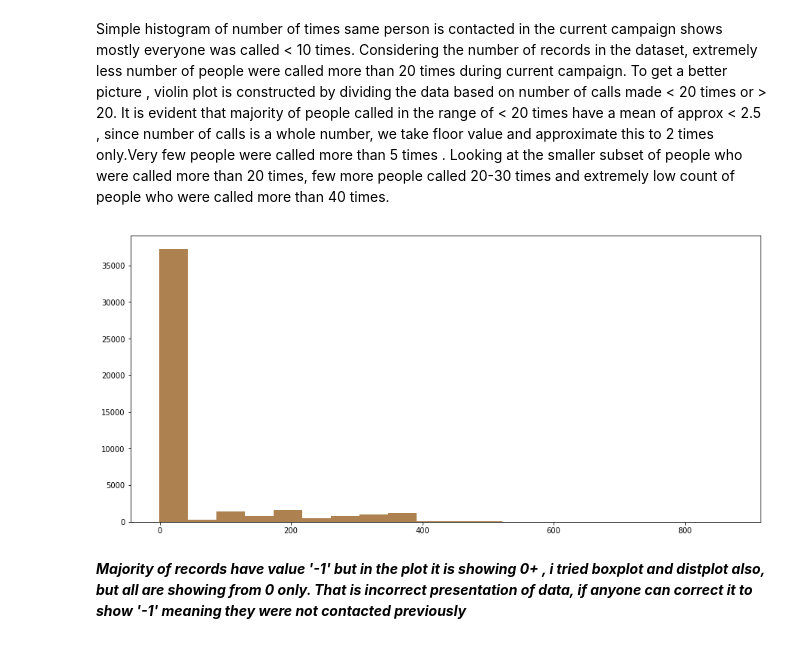
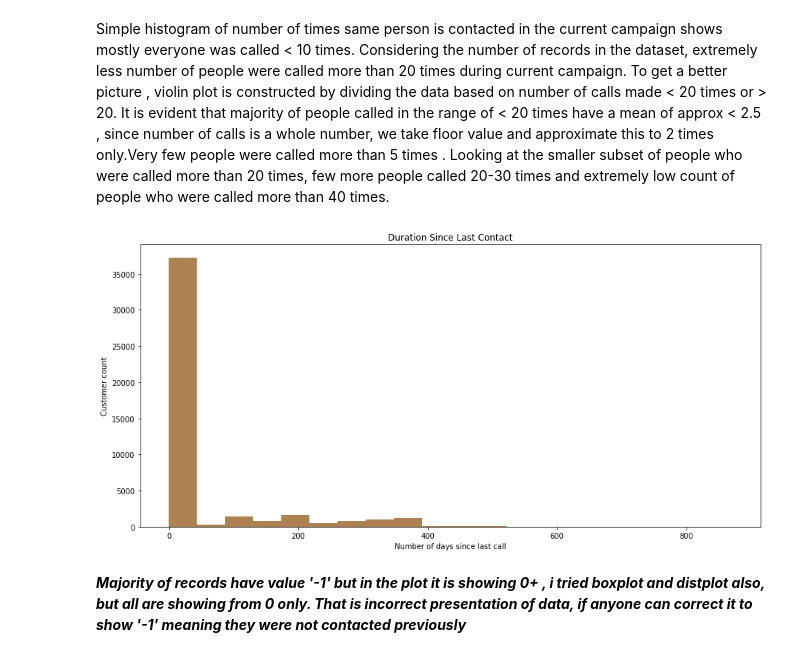
Before and after one commit to nhendersonkuns/awesomedataminers, a Jupyter notebook: BankPromotionDataAnalysis.ipynb, the cells around one changed output. Drawn from its saved outputs; the diff is of its cells as text; code cells hidden in the pictures.

```diff
--- a/BankPromotionDataAnalysis.ipynb
+++ b/BankPromotionDataAnalysis.ipynb
@@ -552,12 +566,15 @@ Simple histogram of number of times same person is contacted in the current camp
 # %%
 # visualizing number of days after last contact from previous campaign , called again for the current campaign
 
 fig = plt.figure(figsize=(15,7))
 
 plt.hist(bankPromo_df['pdays'], color = "#ad8150" , bins=int(20))
+plt.xlabel("Number of days since last call")
+plt.ylabel("Customer count")
+plt.title("Duration Since Last Contact")
 plt.show()
 # %% [output]
-[figure, old version]
+[figure, new version]
 # %% [markdown]
 __*Majority of records have value '-1' but in the plot it is showing 0+ , i tried boxplot and distplot also, but all are showing from 0 only. That is incorrect presentation of data, if anyone can correct it to show '-1' meaning they were not contacted previously*__
 # %% [markdown]
```
Also changed, not shown: parts of 10 cells of this notebook.
